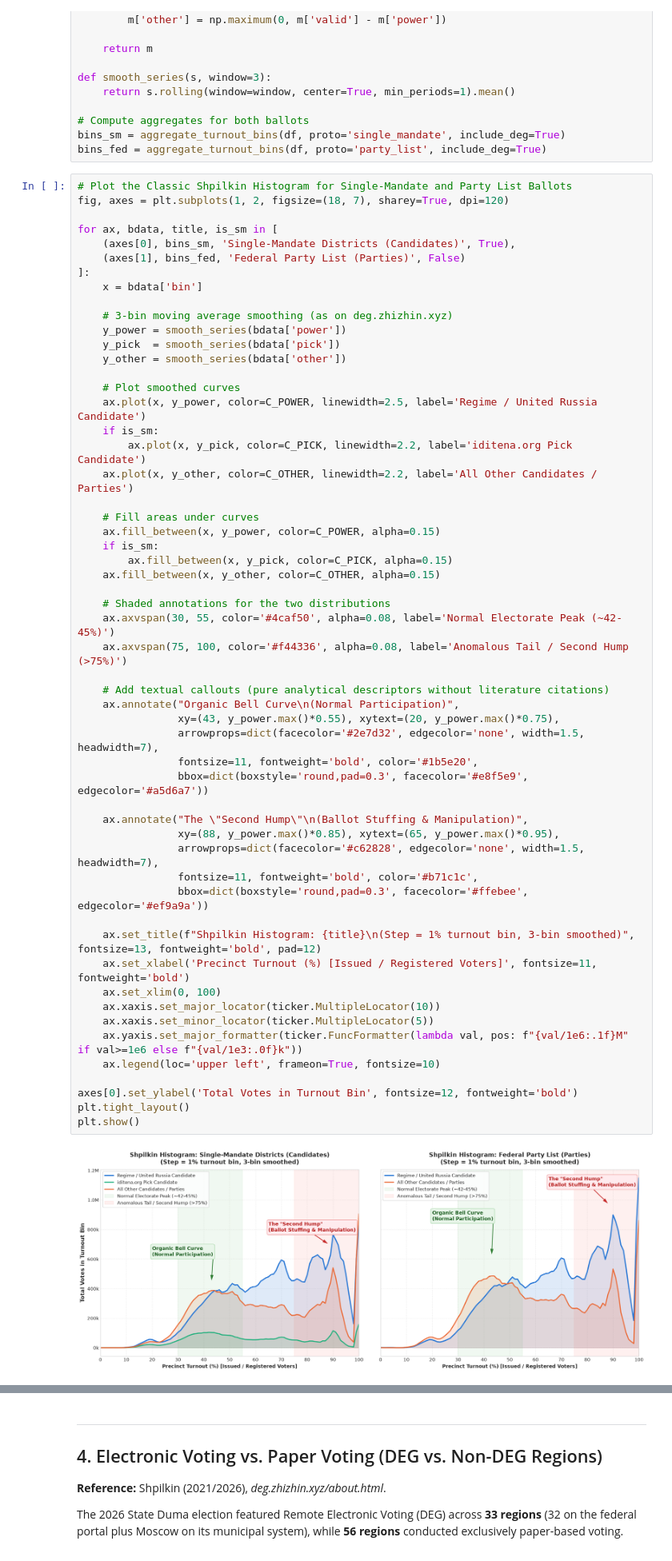
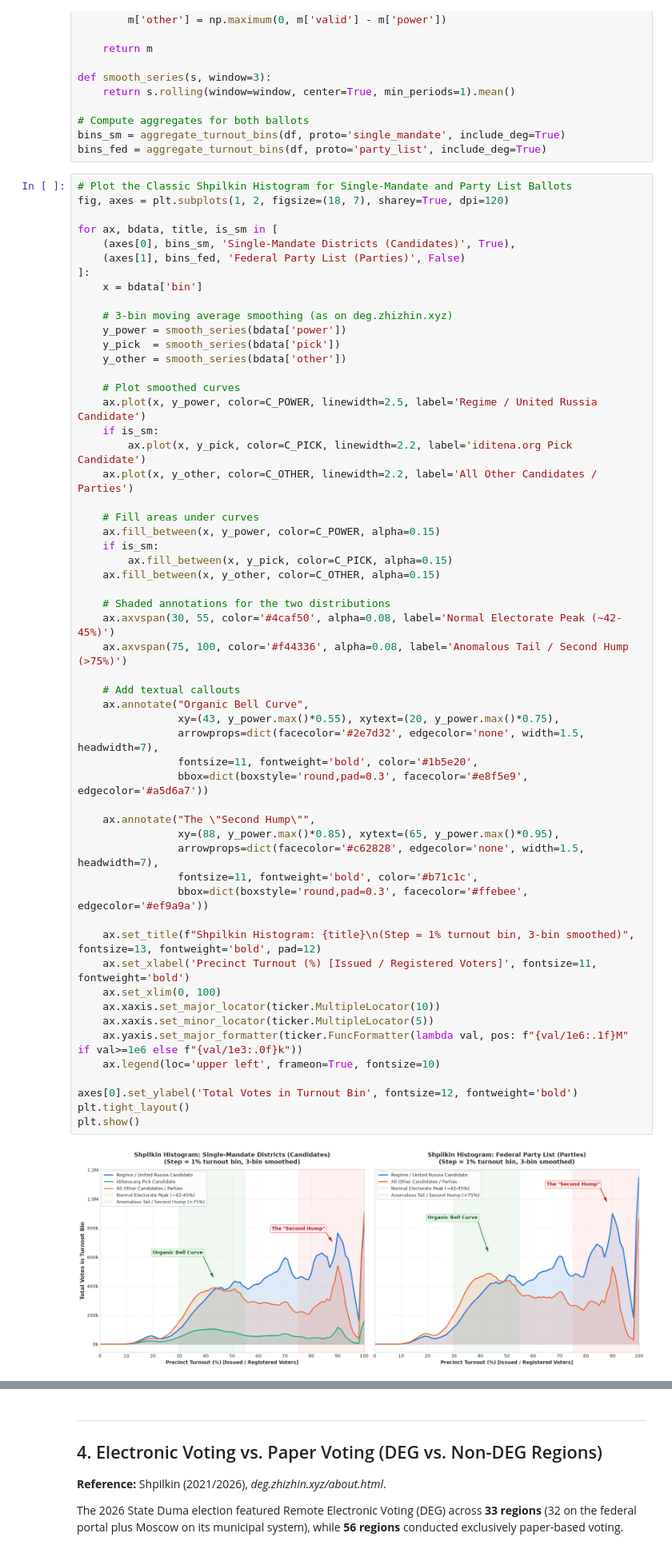
Before and after one commit to valentynbez/stolen-elections, a Jupyter notebook: notebooks/stolen-elections.ipynb, the cells around one changed output, grey strips where cells are left out. Shown at 80% size. Drawn from its saved outputs; the diff is of its cells as text.

```diff
--- a/notebooks/stolen-elections.ipynb
+++ b/notebooks/stolen-elections.ipynb
@@ -213,34 +210,34 @@ for ax, bdata, title, is_sm in [
     if is_sm:
         ax.fill_between(x, y_pick, color=C_PICK, alpha=0.15)
     ax.fill_between(x, y_other, color=C_OTHER, alpha=0.15)
 
     # Shaded annotations for the two distributions
     ax.axvspan(30, 55, color='#4caf50', alpha=0.08, label='Normal Electorate Peak (~42-45%)')
     ax.axvspan(75, 100, color='#f44336', alpha=0.08, label='Anomalous Tail / Second Hump (>75%)')
 
-    # Add textual callouts (pure analytical descriptors without literature citations)
-    ax.annotate("Organic Bell Curve\n(Normal Participation)",
+    # Add textual callouts
+    ax.annotate("Organic Bell Curve",
                 xy=(43, y_power.max()*0.55), xytext=(20, y_power.max()*0.75),
                 arrowprops=dict(facecolor='#2e7d32', edgecolor='none', width=1.5, headwidth=7),
                 fontsize=11, fontweight='bold', color='#1b5e20',
                 bbox=dict(boxstyle='round,pad=0.3', facecolor='#e8f5e9', edgecolor='#a5d6a7'))
 
-    ax.annotate("The \"Second Hump\"\n(Ballot Stuffing & Manipulation)",
+    ax.annotate("The \"Second Hump\"",
                 xy=(88, y_power.max()*0.85), xytext=(65, y_power.max()*0.95),
                 arrowprops=dict(facecolor='#c62828', edgecolor='none', width=1.5, headwidth=7),
                 fontsize=11, fontweight='bold', color='#b71c1c',
                 bbox=dict(boxstyle='round,pad=0.3', facecolor='#ffebee', edgecolor='#ef9a9a'))
 
     ax.set_title(f"Shpilkin Histogram: {title}\n(Step = 1% turnout bin, 3-bin smoothed)", fontsize=13, fontweight='bold', pad=12)
     ax.set_xlabel('Precinct Turnout (%) [Issued / Registered Voters]', fontsize=11, fontweight='bold')
     ax.set_xlim(0, 100)
     ax.xaxis.set_major_locator(ticker.MultipleLocator(10))
     ax.xaxis.set_minor_locator(ticker.MultipleLocator(5))
     ax.yaxis.set_major_formatter(ticker.FuncFormatter(lambda val, pos: f"{val/1e6:.1f}M" if val>=1e6 else f"{val/1e3:.0f}k"))
     ax.legend(loc='upper left', frameon=True, fontsize=10)
 
 axes[0].set_ylabel('Total Votes in Turnout Bin', fontsize=12, fontweight='bold')
 plt.tight_layout()
 plt.show()
 # %% [output]
-[figure, old version]
+[figure, new version]
```
Also changed, not shown: parts of 10 cells of this notebook.
